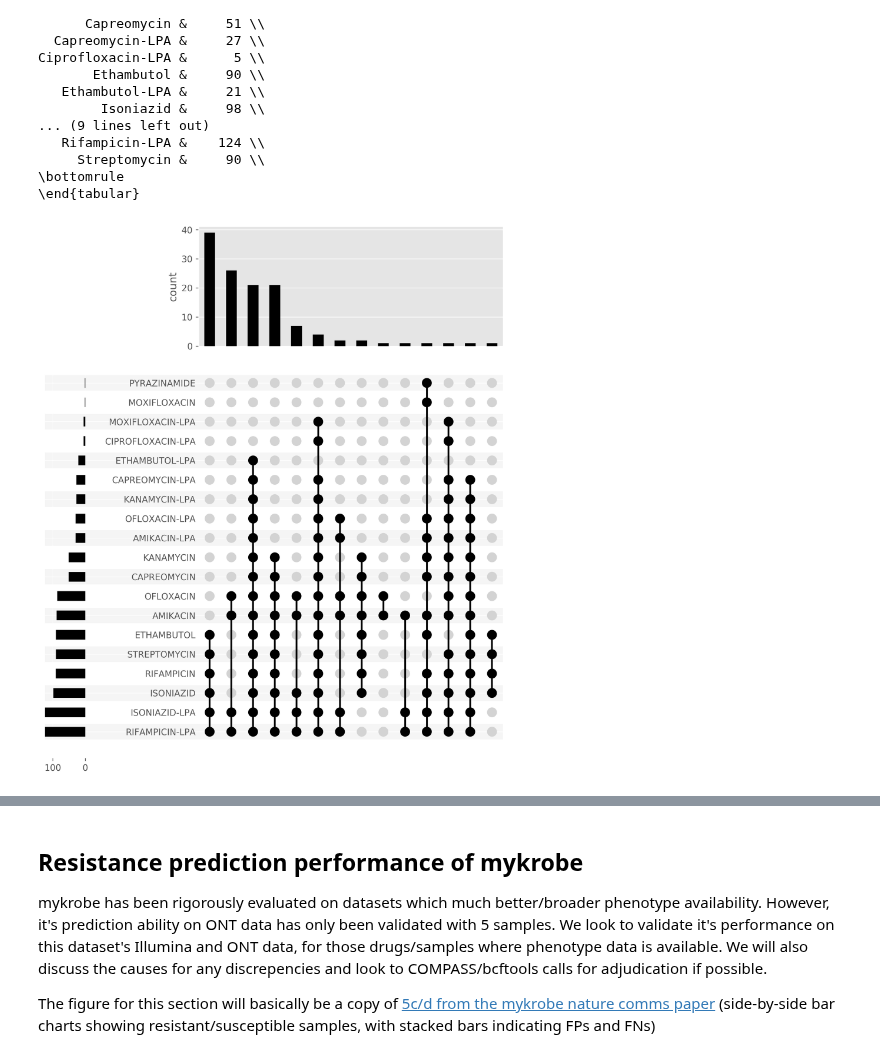
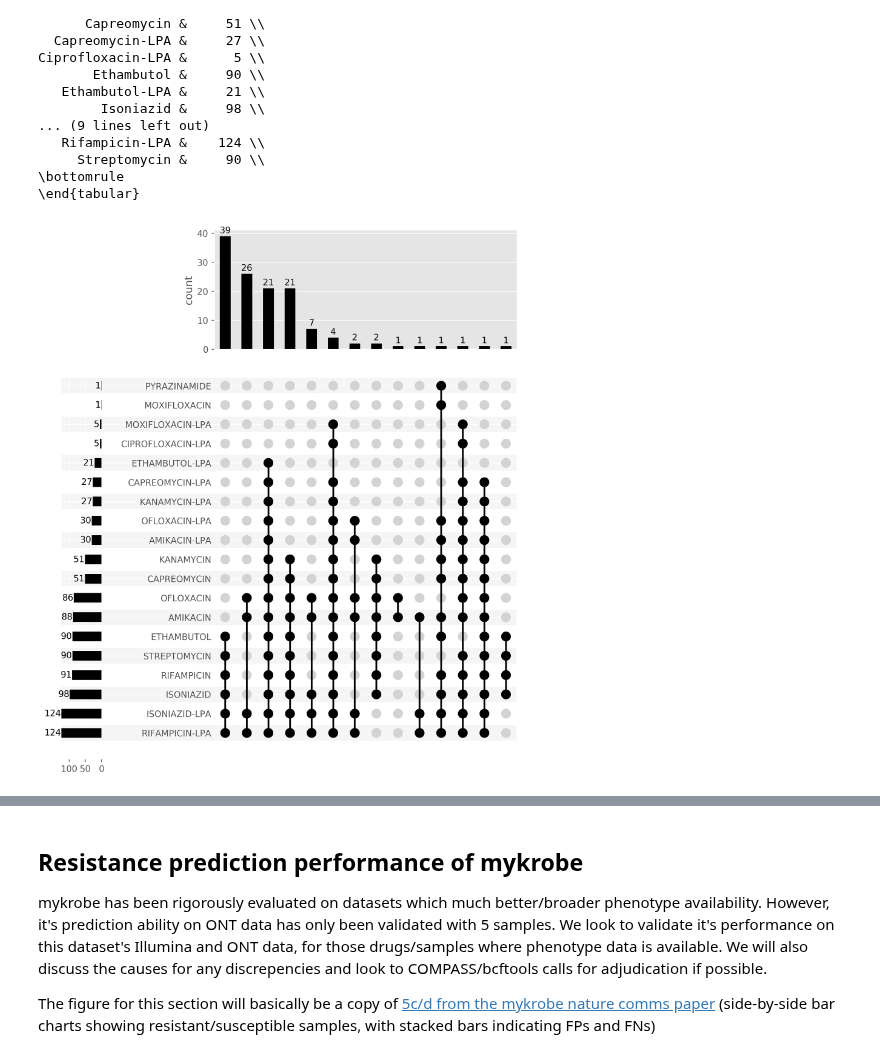
Before and after one commit to mbhall88/head_to_head_pipeline, a Jupyter notebook: analysis/resistance_prediction/workflow/notebooks/analysis_eda.ipynb, the cells around one changed output, grey strips where cells are left out. Saved outputs shown, nothing was run; the diff lists cells and outputs as text; code cells hidden in the pictures.

Commit message:
add counts and xticks to upset plot

```diff
--- a/analysis/resistance_prediction/workflow/notebooks/analysis_eda.ipynb
+++ b/analysis/resistance_prediction/workflow/notebooks/analysis_eda.ipynb
@@ -83,16 +83,21 @@ pheno.sort_index(inplace=True)
 DRUGS = sorted(set(calls["drug"]))
 # %%
 d = {}
+add_lpa = True
+exclude = {}#{"pyrazinamide", "moxifloxacin"}
 samples_with_pheno = []
 for drug in map(str.lower, DRUGS):
+    if drug in exclude:
+        continue
     samples = list(pheno.query("drug == @drug").dropna()["sample"])
     samples_with_pheno.extend(samples)
     if samples:
         d[drug.upper()] = samples
-    lpa = drug + "-lpa"
-    samples = list(pheno.query("drug == @lpa").dropna()["sample"])
-    if samples:
-        d[lpa.upper()] = samples
+    if add_lpa:
+        lpa = drug + "-lpa"
+        samples = list(pheno.query("drug == @lpa").dropna()["sample"])
+        if samples:
+            d[lpa.upper()] = samples
 # %%
 upset_data = upsetplot.from_contents(d)
 # %% [markdown]
@@ -125,15 +130,18 @@ Ciprofloxacin-LPA &      5 \\
 # %%
 fig, ax = plt.subplots()
 p = upsetplot.plot(
     upset_data,
     fig=fig,
     sort_by="cardinality",
     orientation="horizontal",
+    show_counts=True,
+    totals_plot_elements=2
 )
 p["intersections"].set_ylabel("count")
 ax.axis("off")
 # fig.set_figwidth(8)
 # fig.set_figheight(10)
+p["totals"].set_xticks([0, 50, 100])
 fig.set_dpi(300)
 # %% [output]
-[figure, old version]
+[figure, new version]
```
Also changed, not shown: parts of 1 cell of this notebook, 1 other file.
